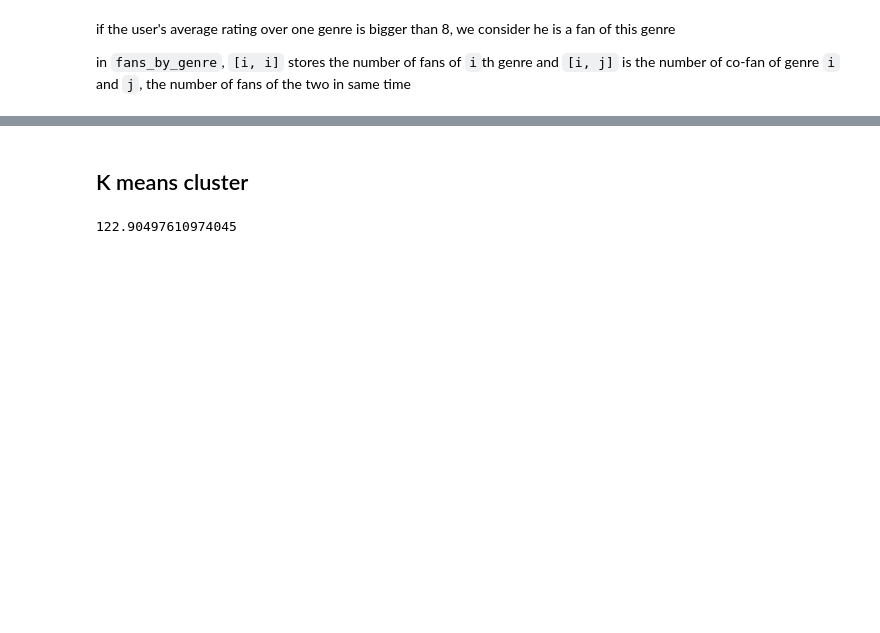
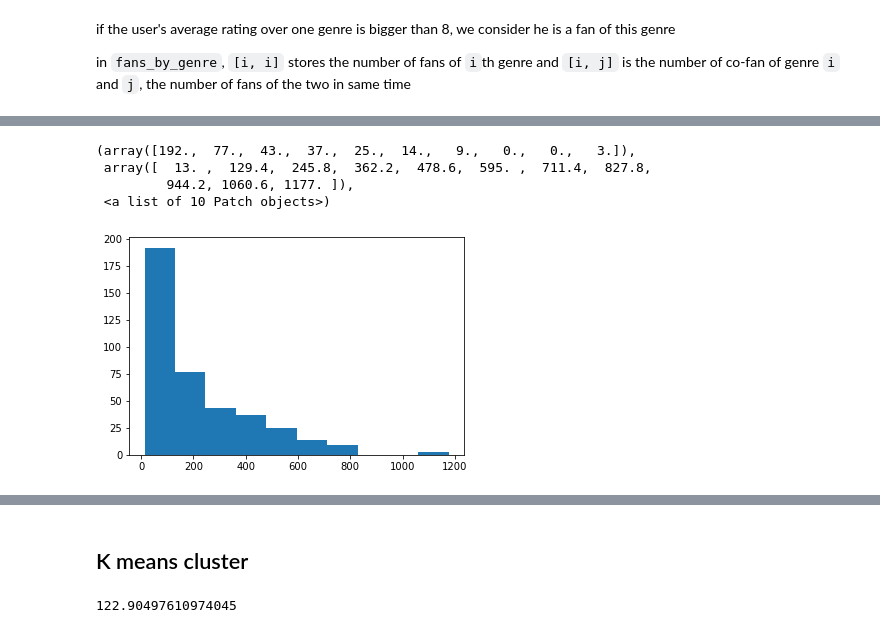
Before and after one commit to AutomnePAN/INF552-anime-visualisation, a Jupyter notebook: data_cluster.ipynb, the cells around one changed output, grey strips where cells are left out. Saved outputs shown, nothing was run; the diff lists cells and outputs as text; code cells hidden in the pictures; blank space fills up the shorter version.

```diff
--- a/data_cluster.ipynb
+++ b/data_cluster.ipynb
@@ -329,0 +457,8 @@ pd.DataFrame(haters_by_genre, columns = genres ).to_csv("./data/haters_by_genre.
+# %%
+plt.hist(fans_by_genre.reshape(-1))
+# %% [output]
+(array([192.,  77.,  43.,  37.,  25.,  14.,   9.,   0.,   0.,   3.]),
+ array([  13. ,  129.4,  245.8,  362.2,  478.6,  595. ,  711.4,  827.8,
+         944.2, 1060.6, 1177. ]),
+ <a list of 10 Patch objects>)
+[figure, added]
```
Also changed, not shown: parts of 24 cells of this notebook, 5 other files.
